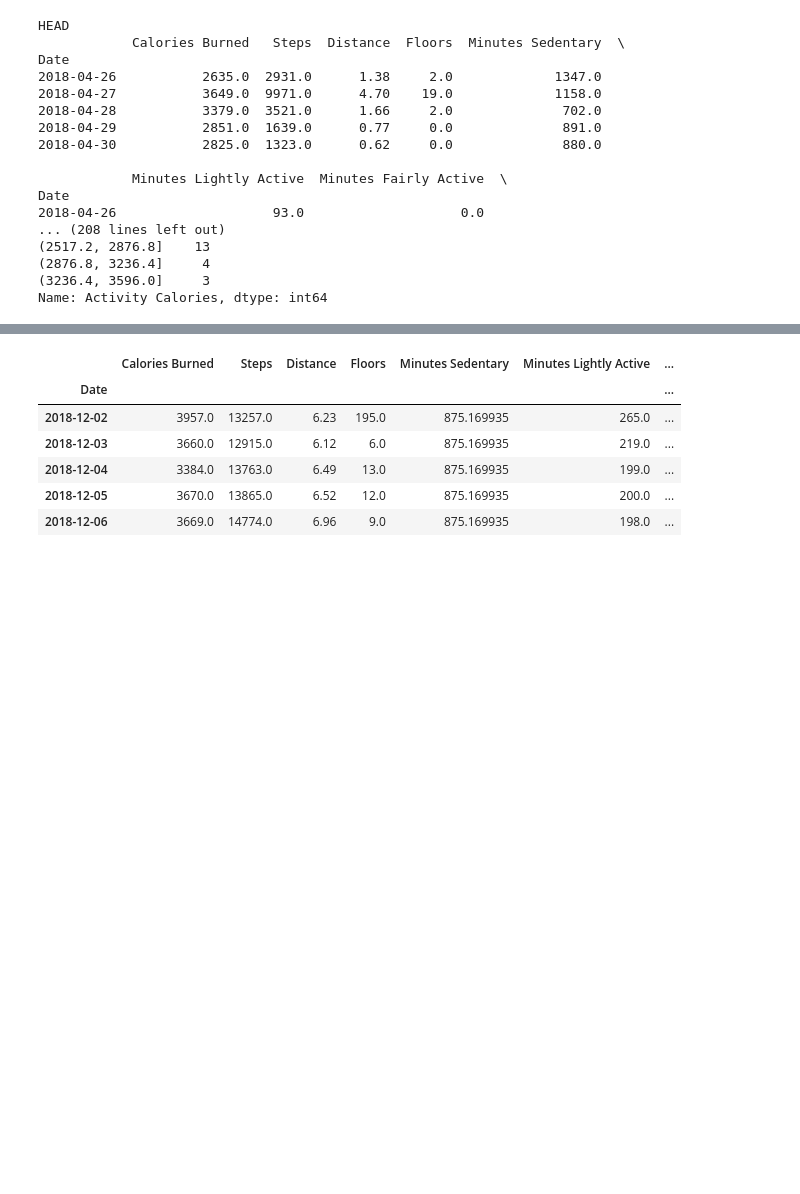
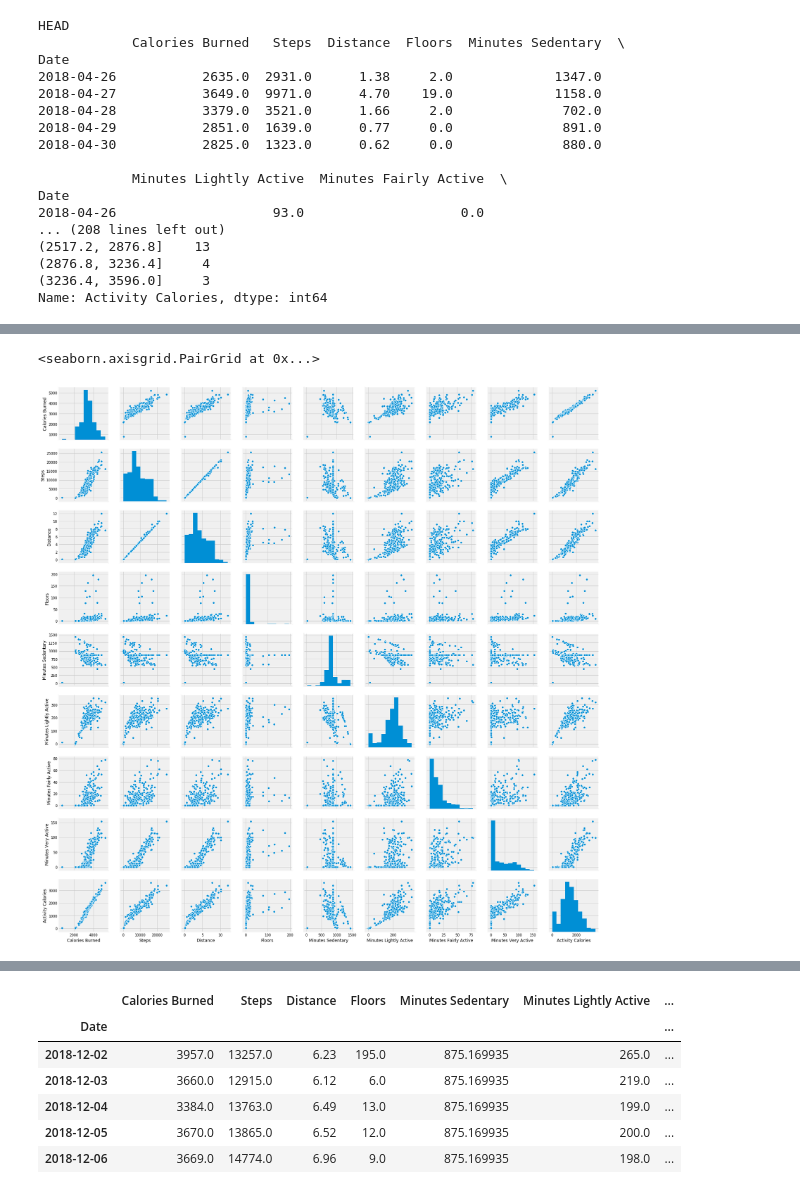
Before and after one commit to jesseanddd/fitbit, a Jupyter notebook: dd_fitbit.ipynb, the cells around one changed output, grey strips where cells are left out. Drawn from its saved outputs; the diff is of its cells as text; code cells hidden in the pictures; blank space fills up the shorter version.

```diff
--- a/dd_fitbit.ipynb
+++ b/dd_fitbit.ipynb
@@ -134,3 +138,6 @@ Name: Activity Calories, dtype: int64
 # %%
-# sns.pairplot(df)
+sns.pairplot(df)
+# %% [output]
+<seaborn.axisgrid.PairGrid at 0x...>
+[figure, added]
 # %%
```
Also changed, not shown: parts of 8 cells of this notebook, 1 other file.
